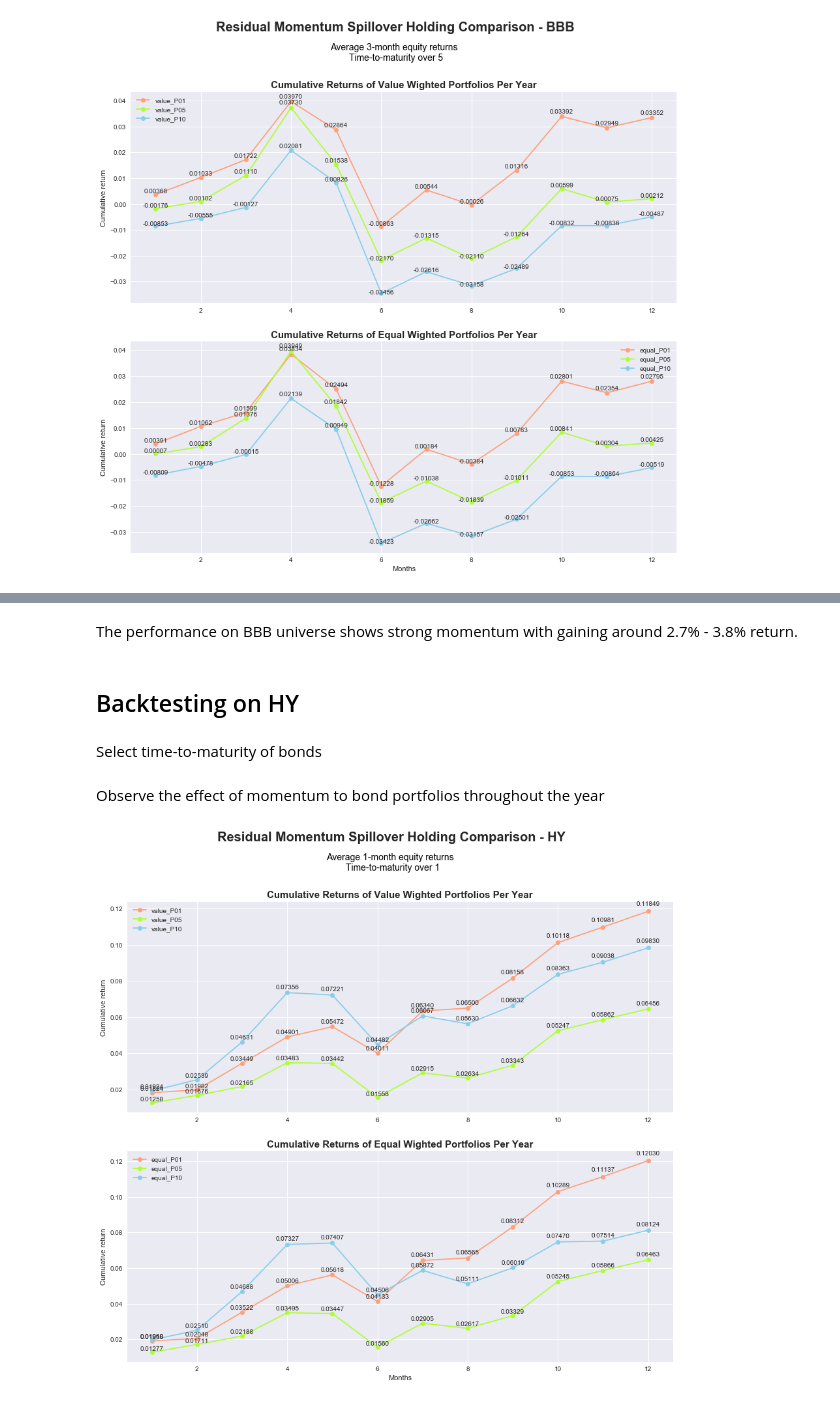
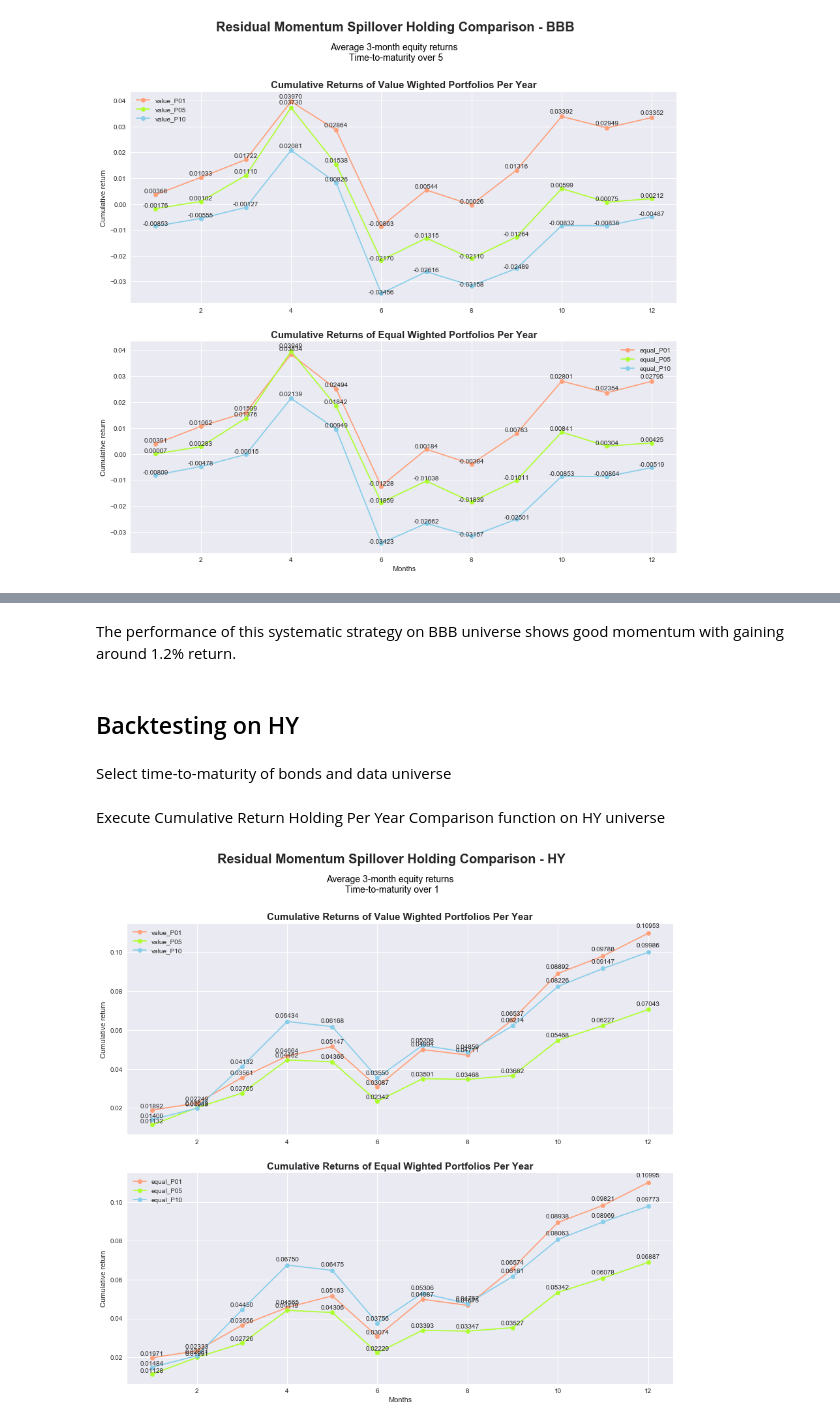
Before and after one commit to ericlegoaec/corp-bond-strategy, a Jupyter notebook: Phase_1-3_Mementum_Spillover.ipynb, the cells around one changed output, grey strips where cells are left out. Saved outputs shown, nothing was run; the diff lists cells and outputs as text; code cells hidden in the pictures.

```diff
--- a/Phase_1-3_Mementum_Spillover.ipynb
+++ b/Phase_1-3_Mementum_Spillover.ipynb
@@ -627,17 +641,17 @@ performance_plot(perf_BBB, avg_period_BBB, hfrom_BBB, hend_BBB, tmt_BBB, univers
 # %% [markdown]
-The performance on BBB universe shows strong momentum with gaining around 2.7% - 3.8% return.
+The performance of this systematic strategy on BBB universe shows good momentum with gaining around 1.2% return.
 # %% [markdown]
 ## Backtesting on HY
 # %% [markdown]
-Select time-to-maturity of bonds
+Select time-to-maturity of bonds and data universe
 # %%
 TMT_HY = 1
 universe_HY = 'HY'
-# %% [markdown]
-Observe the effect of momentum to bond portfolios throughout the year
+# %% [markdown]
+Execute Cumulative Return Holding Per Year Comparison function on HY universe
 # %%
-avg_period_HY = 1
+avg_period_HY = 3
 com_hold_HY = comparison_holding(equity_data_HY, bond_data_HY, formation_date, avg_period_HY, strat_type = 1, TMT = TMT_HY)
 comparison_holding_plot(com_hold_HY, universe_HY, avg_period_HY,TMT = TMT_HY, strat_type = 1)
 # %% [output]
-[figure, old version]
+[figure, new version]
```
Also changed, not shown: parts of 30 cells of this notebook.
